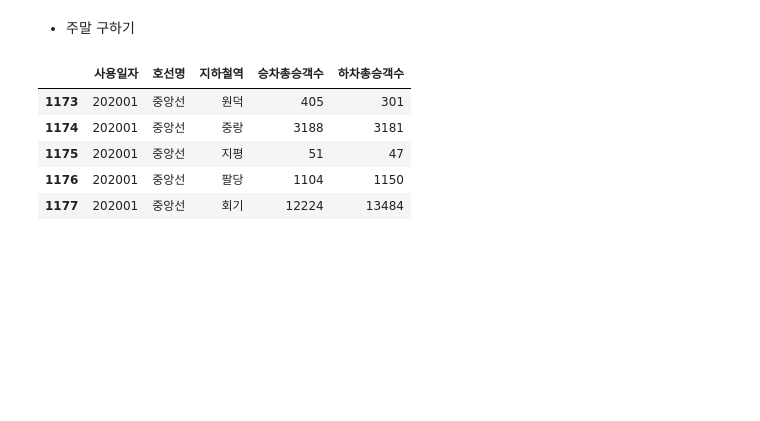
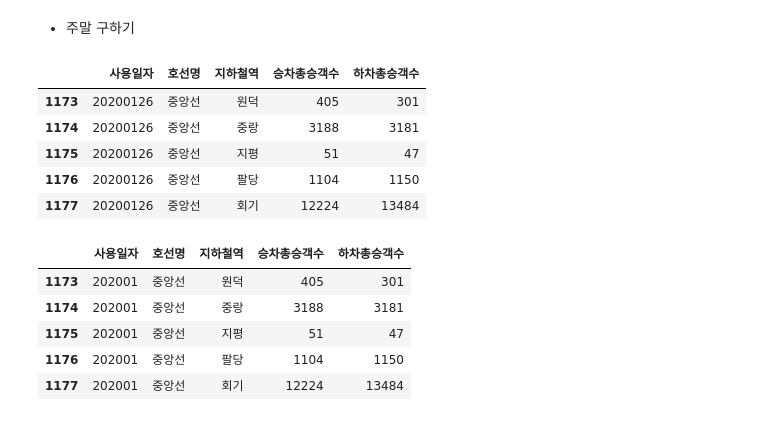
Before and after one commit to Mayhem-XD/Project_p1, a Jupyter notebook: data/2020/data/main/lines/주말/package.ipynb, the cells around one changed output. Cells and saved outputs as stored; diff of their text form; code cells hidden in the pictures; blank space fills up the shorter version.

```diff
--- a/data/2020/data/main/lines/주말/package.ipynb
+++ b/data/2020/data/main/lines/주말/package.ipynb
@@ -28,6 +28,30 @@ df = df.rename(columns={'역명': '지하철역', '노선명':'호선명'})
 df['지하철역'] = df['지하철역'].str.replace('(', ' ',regex=False,).str.split().str[0]
 # %% [markdown]
 - 주말 구하기
+# %%
+# groupby가 잘 안되는 듯?
+cols = list(df.columns)[:3]
+target = list(df.columns)[3:]
+df_list = []
+# 반복문에 해당되지 않는 범위는 수동으로 구해서
+for i in range(4, 26, 7): # 사용할때 여기 수정 해당 월에 맞게   여긴 1월2일이 월요일이라 2일 부터 시작 30,31일 데이터는 추가로 더해야함
+    saturday = 20200100 + i
+    sunday = saturday + 1
+    df_temp = df[(df['사용일자'] == saturday)|(df['사용일자'] == sunday)].copy()
+    df_temp = df_temp.groupby(cols)[target].agg('sum').reset_index()
+    df_list.append(df_temp)
+df_1 = pd.concat(df_list, axis=0)
+
+df_1.groupby(cols)[target].agg('sum').reset_index()
+
+df_1.tail()
+# %% [output]
+|  | 사용일자 | 호선명 | 지하철역 | 승차총승객수 | 하차총승객수 |
+| 1173 | 20200126 | 중앙선 | 원덕 | 405 | 301 |
+| 1174 | 20200126 | 중앙선 | 중랑 | 3188 | 3181 |
+| 1175 | 20200126 | 중앙선 | 지평 | 51 | 47 |
+| 1176 | 20200126 | 중앙선 | 팔당 | 1104 | 1150 |
+| 1177 | 20200126 | 중앙선 | 회기 | 12224 | 13484 |
 # %%
 cols = list(df.columns)[:3]
 target = list(df.columns)[3:]
```
